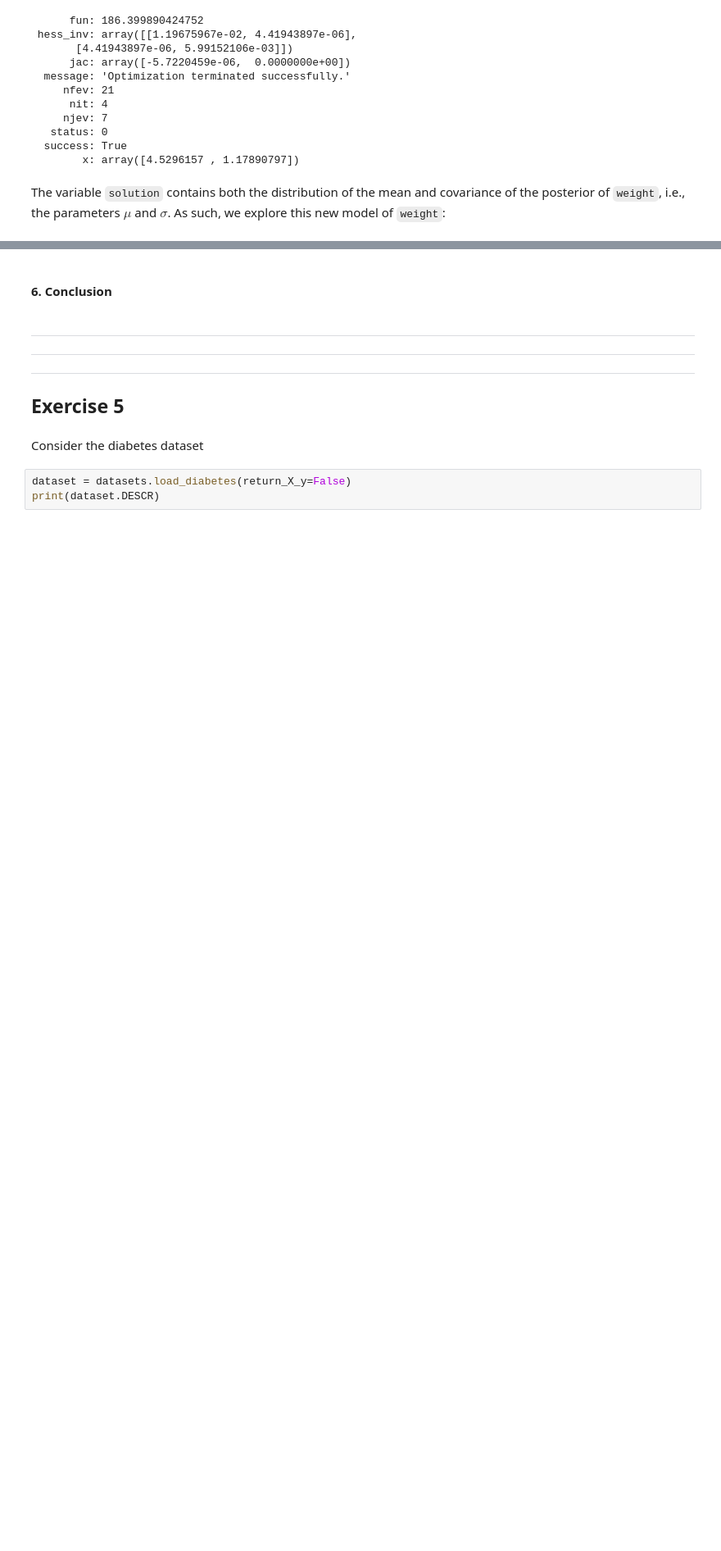
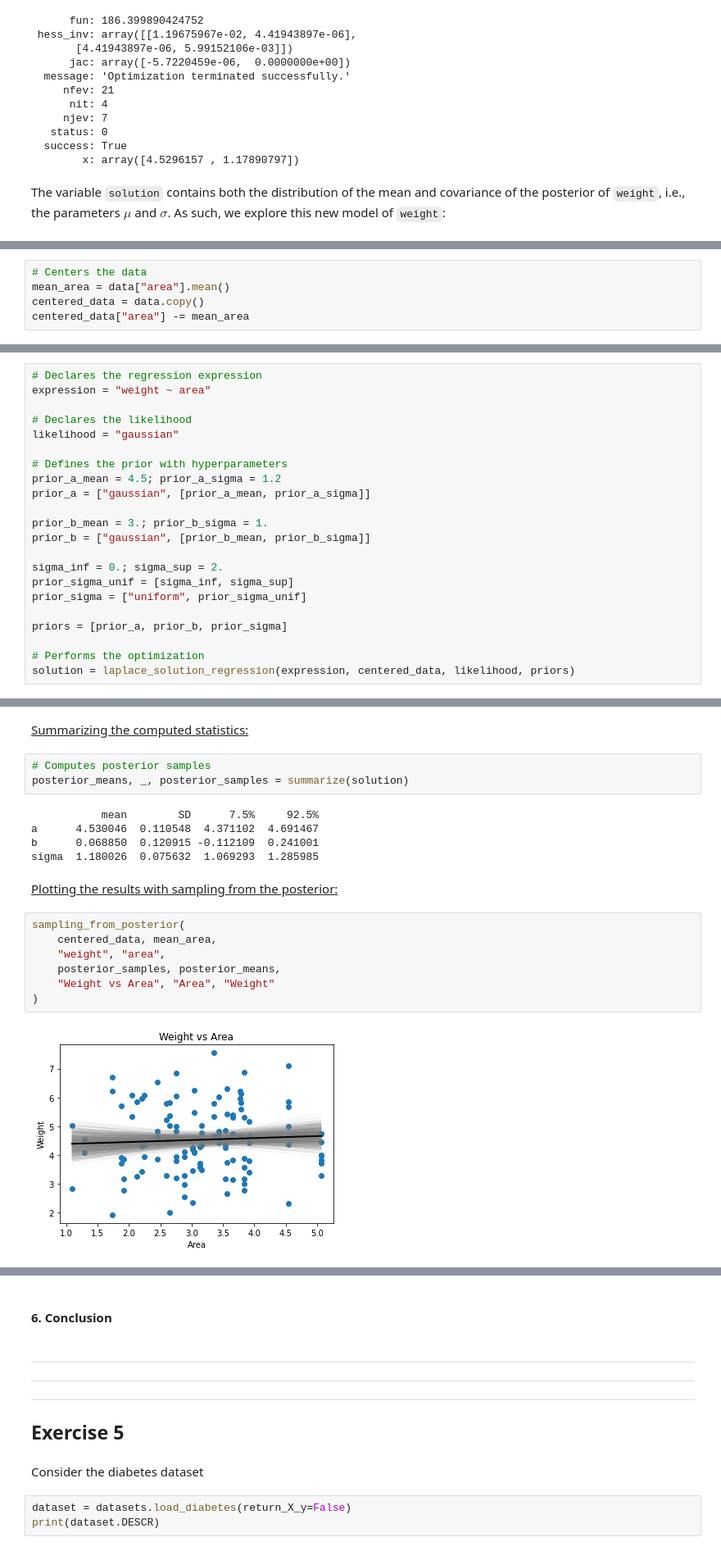
Before and after one commit to qlero/UCA_MSc-DS2, a Jupyter notebook: bayesian_learning/assignments/assignment_2/assignments_2.ipynb, the cells around one changed output, grey strips where cells are left out. Shown at 82% size. Drawn from its saved outputs; the diff is of its cells as text; blank space fills up the shorter version.

```diff
--- a/bayesian_learning/assignments/assignment_2/assignments_2.ipynb
+++ b/bayesian_learning/assignments/assignment_2/assignments_2.ipynb
@@ -472,0 +616,5 @@ $$ p(\sigma) = U(, )$$
+# %%
+# Centers the data
+mean_area = data["area"].mean()
+centered_data = data.copy()
+centered_data["area"] -= mean_area
@@ -472,0 +623,22 @@ $$ p(\sigma) = U(, )$$
+# %%
+# Declares the regression expression
+expression = "weight ~ area"
+
+# Declares the likelihood
+likelihood = "gaussian"
+
+# Defines the prior with hyperparameters
+prior_a_mean = 4.5; prior_a_sigma = 1.2
+prior_a = ["gaussian", [prior_a_mean, prior_a_sigma]]
+
+prior_b_mean = 3.; prior_b_sigma = 1.
+prior_b = ["gaussian", [prior_b_mean, prior_b_sigma]]
+
+sigma_inf = 0.; sigma_sup = 2.
+prior_sigma_unif = [sigma_inf, sigma_sup]
+prior_sigma = ["uniform", prior_sigma_unif]
+
+priors = [prior_a, prior_b, prior_sigma]
+
+# Performs the optimization
+solution = laplace_solution_regression(expression, centered_data, likelihood, priors)
@@ -472,0 +658,21 @@ $$ p(\sigma) = U(, )$$
+# %% [markdown]
+<u>Summarizing the computed statistics:</u>
+# %%
+# Computes posterior samples
+posterior_means, _, posterior_samples = summarize(solution)
+# %% [output]
+           mean        SD      7.5%     92.5%
+a      4.530046  0.110548  4.371102  4.691467
+b      0.068850  0.120915 -0.112109  0.241001
+sigma  1.180026  0.075632  1.069293  1.285985
+# %% [markdown]
+<u>Plotting the results with sampling from the posterior:</u>
+# %%
+sampling_from_posterior(
+    centered_data, mean_area,
+    "weight", "area",
+    posterior_samples, posterior_means,
+    "Weight vs Area", "Area", "Weight"
+)
+# %% [output]
+[figure, added]
```
Also changed, not shown: parts of 24 cells of this notebook.
